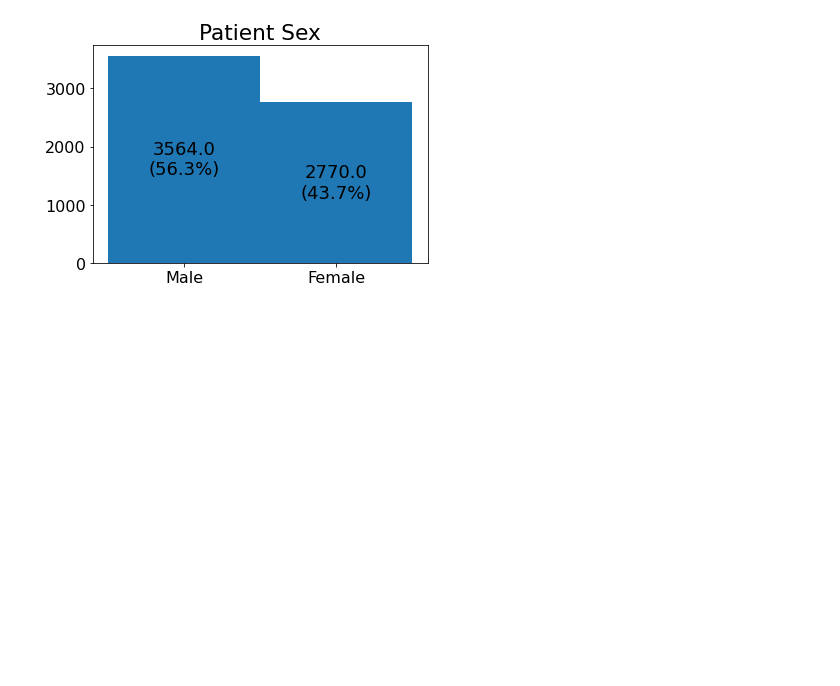
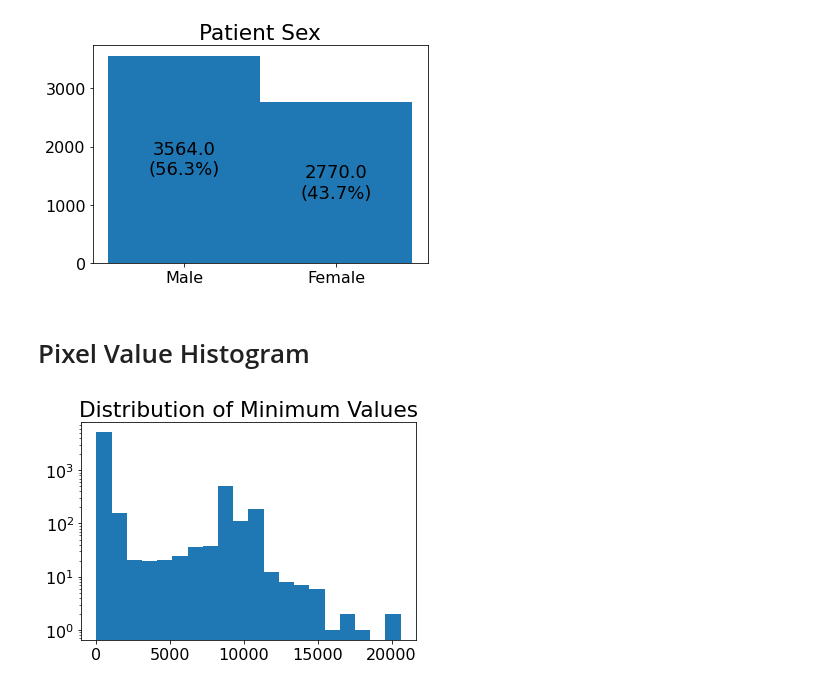
Before and after one commit to CarlaSa/AML_project, a Jupyter notebook: Data Plots.ipynb, the cells around one changed output. Drawn from its saved outputs; the diff is of its cells as text; code cells hidden in the pictures; blank space fills up the shorter version.

Commit message:
pixel value distributions added

```diff
--- a/Data Plots.ipynb
+++ b/Data Plots.ipynb
@@ -146,3 +146,27 @@ plt.savefig("images/gender_occurence.pdf")
 plt.show()
 # %% [output]
 [figure]
+# %% [markdown]
+# Pixel Value Histogram
+# %%
+if os.path.exists("images/pixel_value_stats.npy"):
+    pixel_value_stats = np.load("images/pixel_value_stats.npy")
+else:
+    # pixel_value_stats[0]: minimal pixel value
+    # pixel_value_stats[1]: maximal pixel value
+    # pixel_value_stats[2]: mean pixel value
+    pixel_value_stats = np.zeros((3,len(imagedataset)))
+    for i in tqdm(range(len(imagedataset))):
+        dicom, _ = imagedataset[i]
+        image = dicom.pixel_array
+        pixel_value_stats[0,i] = np.min(image)
+        pixel_value_stats[1,i] = np.max(image)
+        pixel_value_stats[2,i] = np.mean(image)
+    np.save("images/pixel_value_stats.npy", pixel_value_stats)
+# %%
+plt.hist(pixel_value_stats[0],bins=20)
+plt.yscale("log")
+plt.title("Distribution of Minimum Values")
+plt.show()
+# %% [output]
+[figure, added]
```
Also changed, not shown: parts of 2 cells of this notebook, 1 other file.
